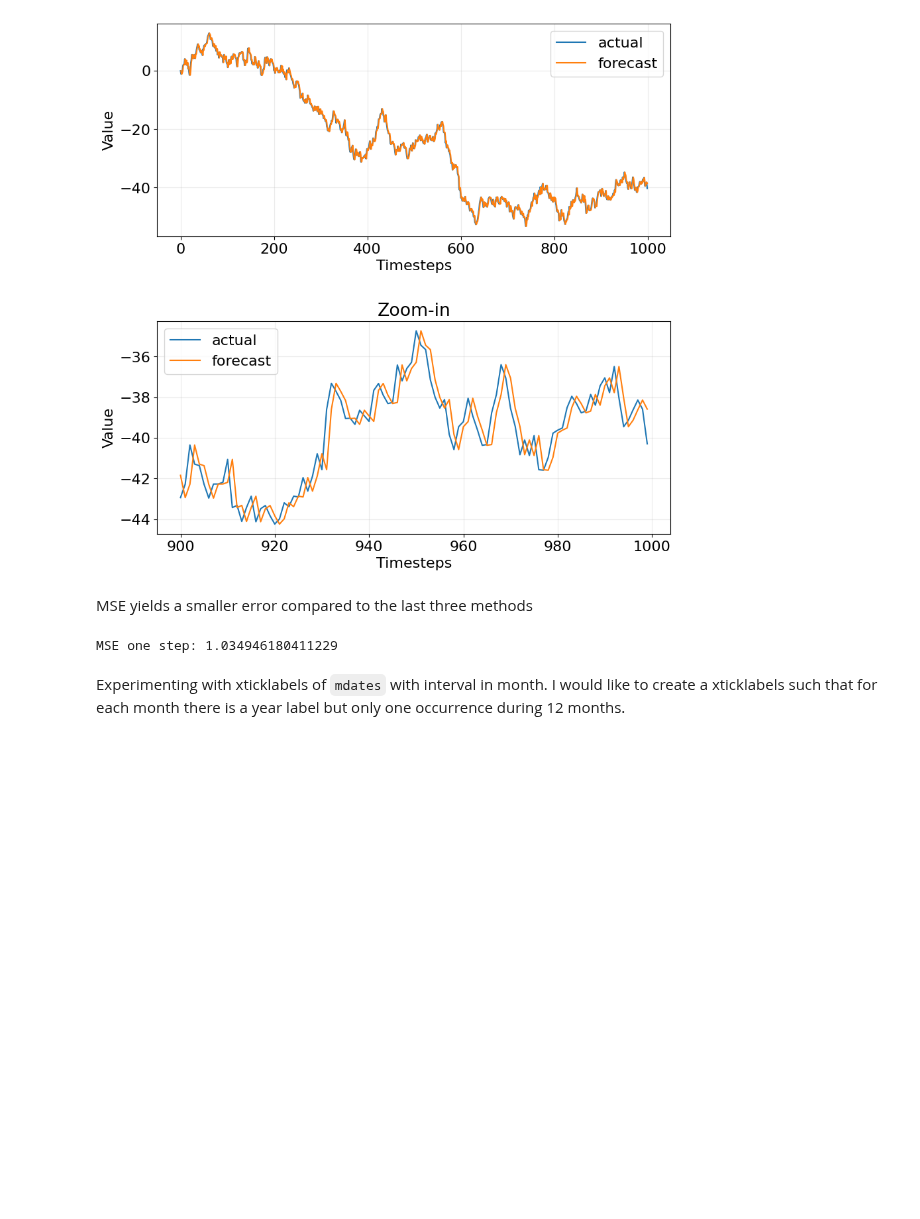
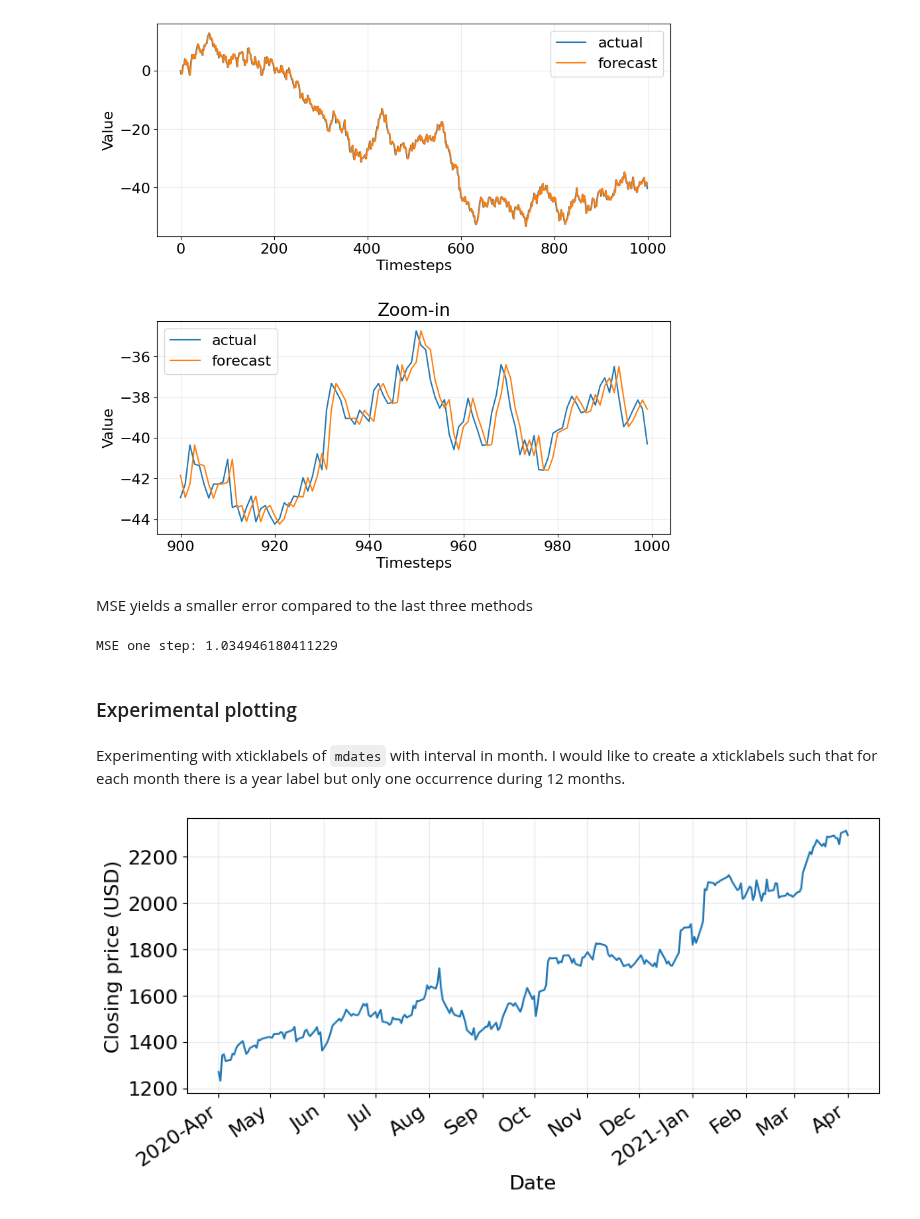
Before and after one commit to LugoBlogger/SI-201-542-forecasting-technique, a Jupyter notebook: week-03.ipynb, the cells around one changed output. Drawn from its saved outputs; the diff is of its cells as text; code cells hidden in the pictures; blank space fills up the shorter version.

```diff
--- a/week-03.ipynb
+++ b/week-03.ipynb
@@ -644,6 +661,8 @@ mse_one_step = mean_squared_error(test["value"], df_shift_random_walk[800:])
 print(f"MSE one step: {mse_one_step}")
 # %% [output]
 MSE one step: 1.034946180411229
+# %% [markdown]
+### Experimental plotting
 # %% [markdown]
 Experimenting with xticklabels of `mdates` with interval in month.
 I would like to create a xticklabels such that for each month
@@ -672,3 +685,38 @@ def fix_year_month_label(fig, ax):
       year_flag = current_year_flag
 
   return labels_fix
+# %%
+x_year = pd.DatetimeIndex(df["Date"]).year
+x_month = pd.DatetimeIndex(df["Date"]).month
+x_year_month = [(y, m) for y, m in zip(x_year, x_month)]
+x_year_month = list(dict.fromkeys(x_year_month))
+x_year_month = [""]
+
+
+fig, ax = plt.subplots(figsize=(10, 4))
+
+# x_year = pd.DatetimeIndex(df["Date"]).month
+ax.plot(df["Date"], df["Close"])
+
+formatter = mdates.DateFormatter("%Y-%b")
+# locator = mdates.YearLocator(base=2)
+locator = mdates.MonthLocator(interval=1, bymonthday=27)
+ax.xaxis.set_major_formatter(formatter)
+ax.xaxis.set_major_locator(locator)
+
+labels_fix = fix_year_month_label(fig, ax)
+
+ax.grid("on")
+ax.set_xlabel("Date")
+ax.set_ylabel("Closing price (USD)")
+
+ax.set_xticks(ax.get_xticks())
+ax.set_xticklabels(labels_fix)
+
+for j, label in enumerate(ax.get_xticklabels()):
+  label.set_rotation(35)
+  label.set_horizontalalignment('right')
+
+plt.show(fig)
+# %% [output]
+[figure, added]
```
Also changed, not shown: parts of 15 cells of this notebook, 8 other files.
